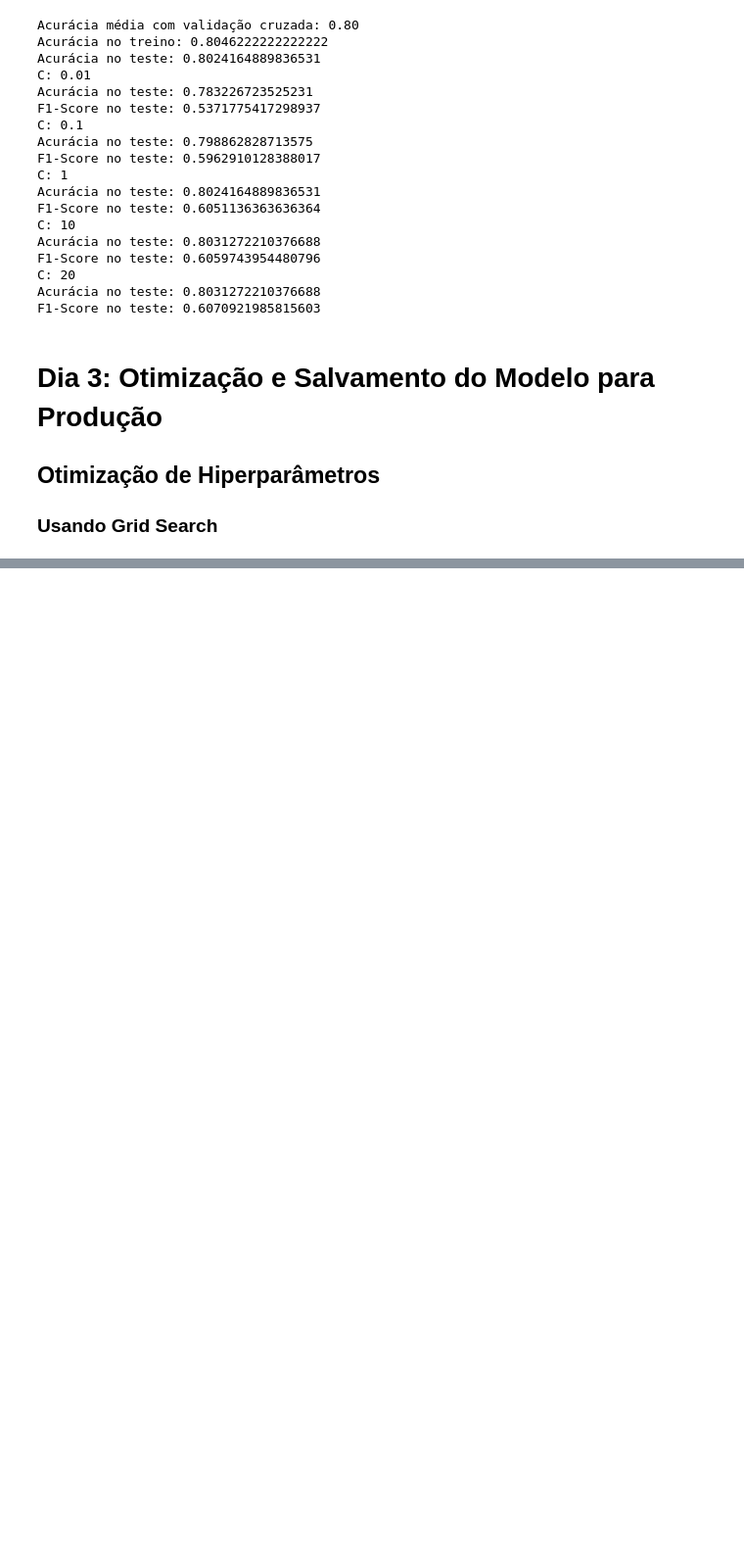
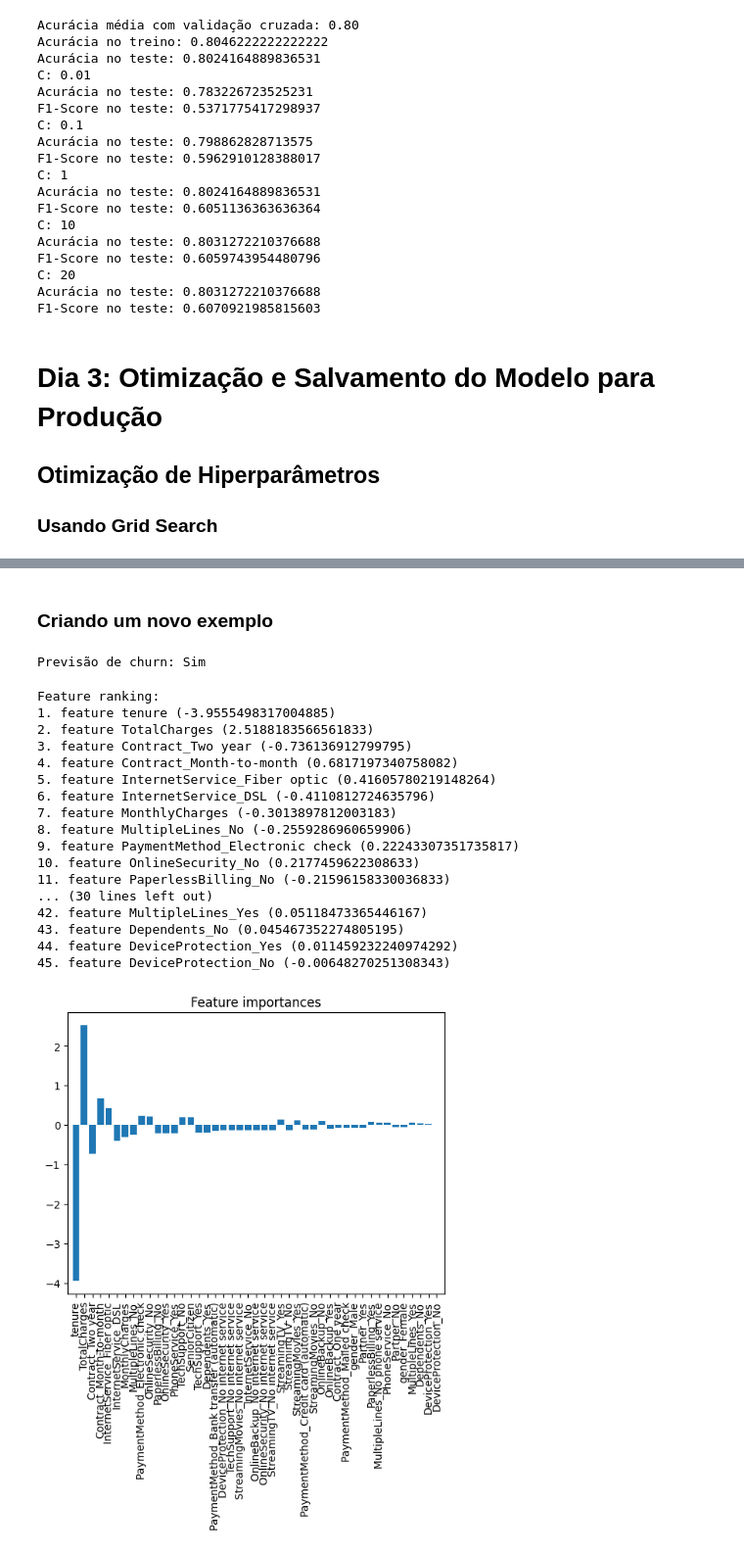
Before and after one commit to felipequentino/minicurso-ml, a Jupyter notebook: day3.ipynb, the cells around one changed output, grey strips where cells are left out. Shown at 98% size. Cells and saved outputs as stored; diff of their text form; code cells hidden in the pictures; blank space fills up the shorter version.

```diff
--- a/day3.ipynb
+++ b/day3.ipynb
@@ -132,0 +277,2 @@ Melhor score: 0.5972052676618085
+# %% [markdown]
+### Criando um novo exemplo
@@ -132,0 +334,69 @@ Melhor score: 0.5972052676618085
+# %%
+predicao = model_loaded.predict(novo_cliente_df)
+print("Previsão de churn:", "Sim" if predicao[0] == 1 else "Não")
+# %% [output]
+Previsão de churn: Sim
+# %%
+model_columns = [
+    'SeniorCitizen', 'tenure', 'MonthlyCharges', 'TotalCharges',
+    'gender_Female', 'gender_Male',
+    'Partner_No', 'Partner_Yes',
+    'Dependents_No', 'Dependents_Yes',
+    'PhoneService_No', 'PhoneService_Yes',
+    'MultipleLines_No', 'MultipleLines_No phone service', 'MultipleLines_Yes',
+    'InternetService_DSL', 'InternetService_Fiber optic', 'InternetService_No',
+    'OnlineSecurity_No', 'OnlineSecurity_No internet service', 'OnlineSecurity_Yes',
+    'OnlineBackup_No', 'OnlineBackup_No internet service', 'OnlineBackup_Yes',
+    'DeviceProtection_No', 'DeviceProtection_No internet service', 'DeviceProtection_Yes',
+    'TechSupport_No', 'TechSupport_No internet service', 'TechSupport_Yes',
+    'StreamingTV_No', 'StreamingTV_No internet service', 'StreamingTV_Yes',
+    'StreamingMovies_No', 'StreamingMovies_No internet service', 'StreamingMovies_Yes',
+    'Contract_Month-to-month', 'Contract_One year', 'Contract_Two year',
+    'PaperlessBilling_No', 'PaperlessBilling_Yes',
+    'PaymentMethod_Bank transfer (automatic)',
+    'PaymentMethod_Credit card (automatic)',
+    'PaymentMethod_Electronic check', 'PaymentMethod_Mailed check'
+]
+# %%
+# Obtenha os coeficientes do modelo
+coef = model.coef_[0]
+
+# Ordene as importâncias das features
+indices = np.argsort(np.abs(coef))[::-1]
+
+# Imprima as features mais importantes
+print("Feature ranking:")
+for i in range(len(coef)):
+    print(f"{i + 1}. feature {model_columns[indices[i]]} ({coef[indices[i]]})")
+
+# Visualize a importância das features
+plt.figure()
+plt.title("Feature importances")
+plt.bar(range(len(coef)), coef[indices], align="center")
+plt.xticks(range(len(coef)), [model_columns[i] for i in indices], rotation=90)
+plt.xlim([-1, len(coef)])
+plt.show()
+
+# -4 se o valor é negativo = cliente tendencia a ficar com a empresa! se é positivo = cliente quer cometer o CHURN -> quer KITAR -> RAGE KIT EXIT()
+# tenure= meses que ta com a empresa
+# TotalCharges = +2.51
+#
+# %% [output]
+Feature ranking:
+1. feature tenure (-3.9555498317004885)
+2. feature TotalCharges (2.5188183566561833)
+3. feature Contract_Two year (-0.736136912799795)
+4. feature Contract_Month-to-month (0.6817197340758082)
+5. feature InternetService_Fiber optic (0.41605780219148264)
+6. feature InternetService_DSL (-0.4110812724635796)
+7. feature MonthlyCharges (-0.3013897812003183)
+8. feature MultipleLines_No (-0.2559286960659906)
+9. feature PaymentMethod_Electronic check (0.22243307351735817)
+10. feature OnlineSecurity_No (0.2177459622308633)
+11. feature PaperlessBilling_No (-0.21596158330036833)
+... (30 lines left out)
+42. feature MultipleLines_Yes (0.05118473365446167)
+43. feature Dependents_No (0.045467352274805195)
+44. feature DeviceProtection_Yes (0.011459232240974292)
+45. feature DeviceProtection_No (-0.00648270251308343)
+[figure, added]
```
Also changed, not shown: parts of 18 cells of this notebook, 10 other files.
